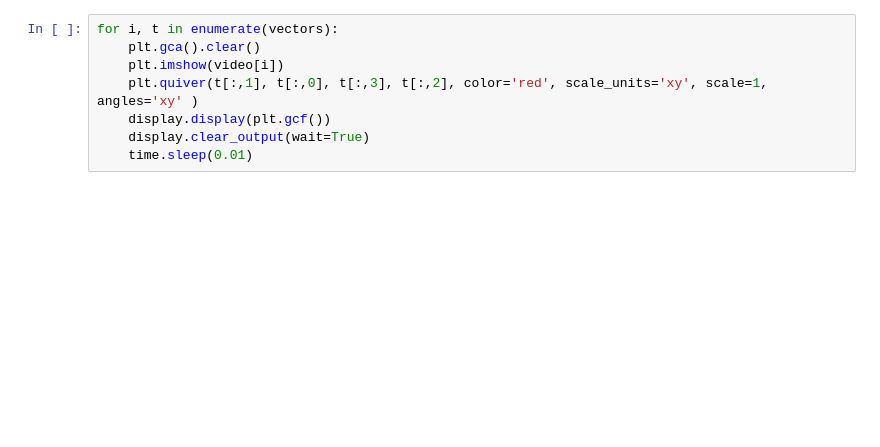
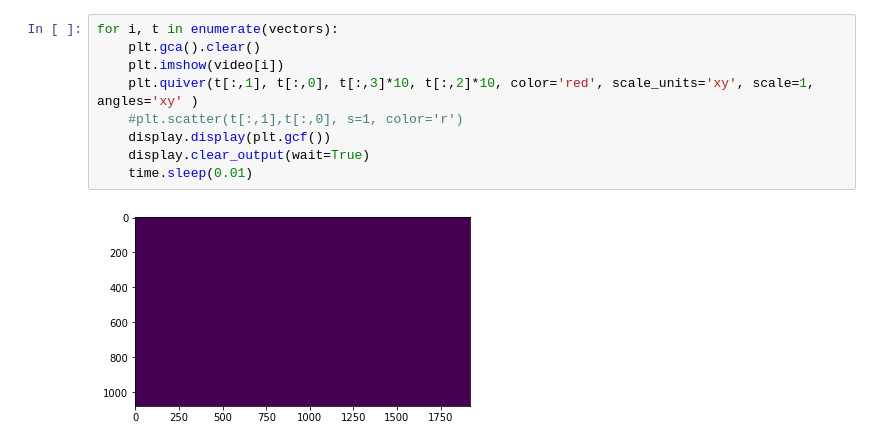
Before and after one commit to evanhuang117/cse5524-project, a Jupyter notebook: mspaint2.0/tracker/driver.ipynb, the cells around one changed output. Cells and saved outputs as stored; diff of their text form; blank space fills up the shorter version.

```diff
--- a/mspaint2.0/tracker/driver.ipynb
+++ b/mspaint2.0/tracker/driver.ipynb
@@ -18,11 +44,14 @@ The autoreload extension is already loaded. To reload it, use:
 # %%
 for i, t in enumerate(vectors):
     plt.gca().clear()
     plt.imshow(video[i])
-    plt.quiver(t[:,1], t[:,0], t[:,3], t[:,2], color='red', scale_units='xy', scale=1, angles='xy' )
+    plt.quiver(t[:,1], t[:,0], t[:,3]*10, t[:,2]*10, color='red', scale_units='xy', scale=1, angles='xy' )
+    #plt.scatter(t[:,1],t[:,0], s=1, color='r')
     display.display(plt.gcf())
     display.clear_output(wait=True)
     time.sleep(0.01)
+# %% [output]
+[figure, added]
 # %%
 figsize=(10,10)
 fig, ax = plt.subplots(figsize=figsize)
```
Also changed, not shown: parts of 3 cells of this notebook, 2 other files.
